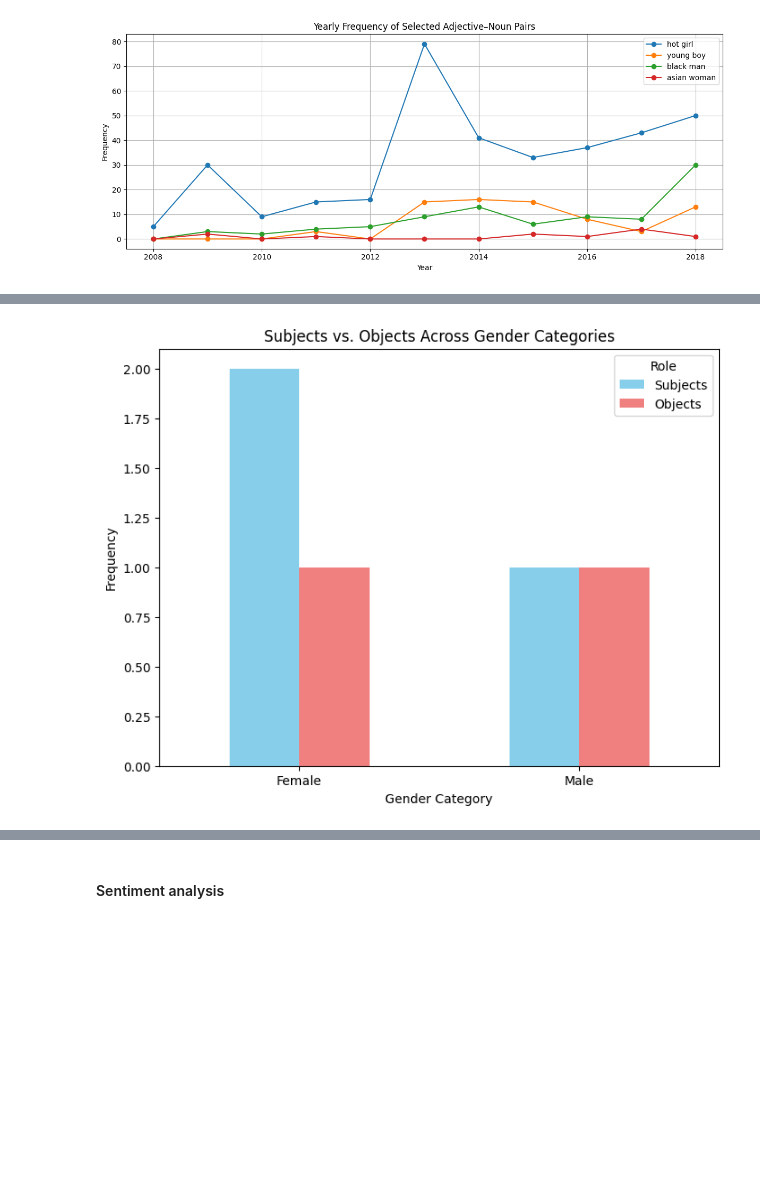
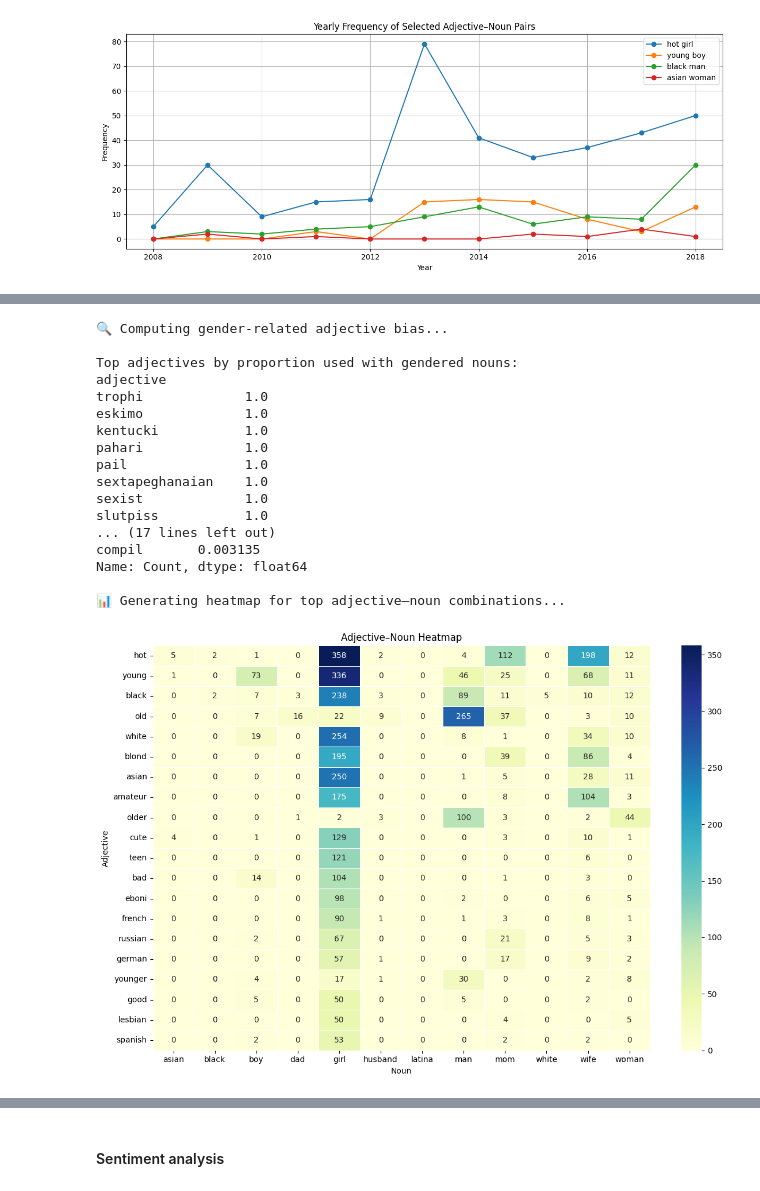
Before and after one commit to ptypes-nlesc/stereotype-map, a Jupyter notebook: notebooks/POS_tagging_dependency_parsing.ipynb, the cells around one changed output, grey strips where cells are left out. Cells and saved outputs as stored; diff of their text form; code cells hidden in the pictures; blank space fills up the shorter version.

```diff
--- a/notebooks/POS_tagging_dependency_parsing.ipynb
+++ b/notebooks/POS_tagging_dependency_parsing.ipynb
@@ -628,13 +411,26 @@ print(df_roles)
-# %%
-import matplotlib.pyplot as plt
-
-# Plot subjects vs. objects for gender categories
-df_roles.set_index("Category").plot(kind="bar", figsize=(8, 6), color=["skyblue", "lightcoral"])
-plt.xlabel("Gender Category")
-plt.ylabel("Frequency")
-plt.title("Subjects vs. Objects Across Gender Categories")
-plt.xticks(rotation=0)
-plt.legend(title="Role")
-plt.show()
-# %% [output]
-[figure, removed]
+# %%
+# Are certain adjectives disproportionately used with gendered or racialized nouns?
+from src.models.analyze_adjective_bias import analyze_adjective_bias
+# Load your adjective–noun frequency data (must include 'Pair' and 'Count')
+pair_df = pd.read_csv("adjective_noun_pairs.csv", converters={"Pair": eval})
+# Run analysis
+gender_bias, race_bias = analyze_adjective_bias(pair_df)
+# %% [output]
+🔍 Computing gender-related adjective bias...
+
+Top adjectives by proportion used with gendered nouns:
+adjective
+trophi             1.0
+eskimo             1.0
+kentucki           1.0
+pahari             1.0
+pail               1.0
+sextapeghanaian    1.0
+sexist             1.0
+slutpiss           1.0
+... (17 lines left out)
+compil       0.003135
+Name: Count, dtype: float64
+
+📊 Generating heatmap for top adjective–noun combinations...
+[figure, added]
```
Also changed, not shown: parts of 8 cells of this notebook, 3 other files.
